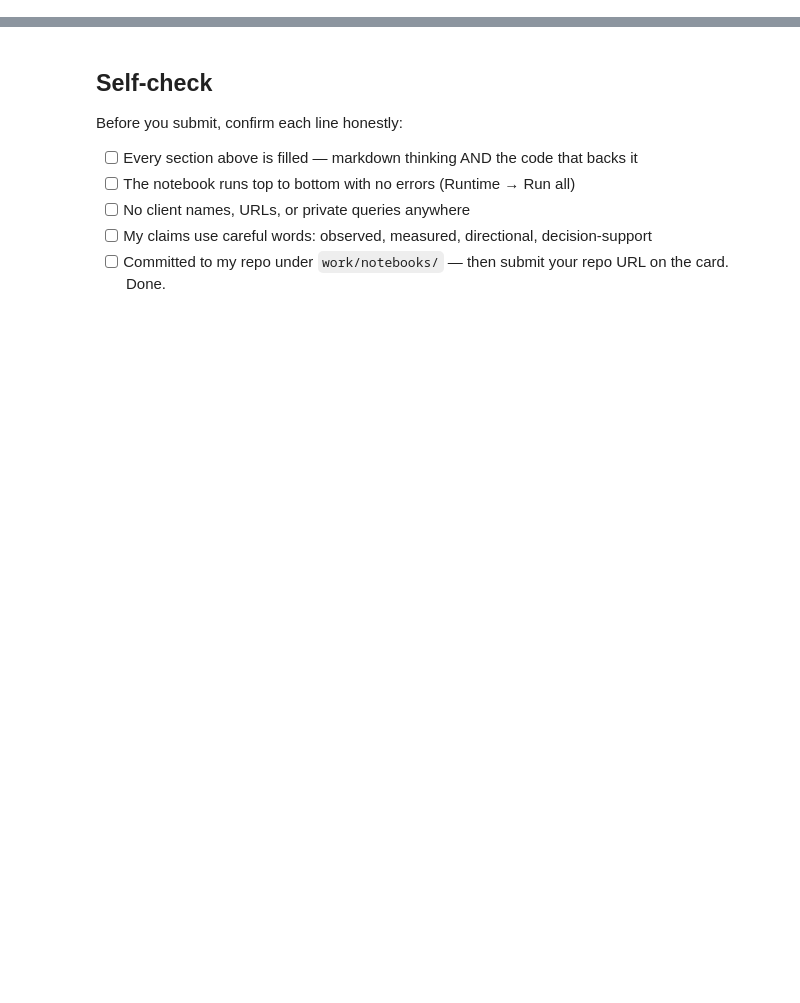
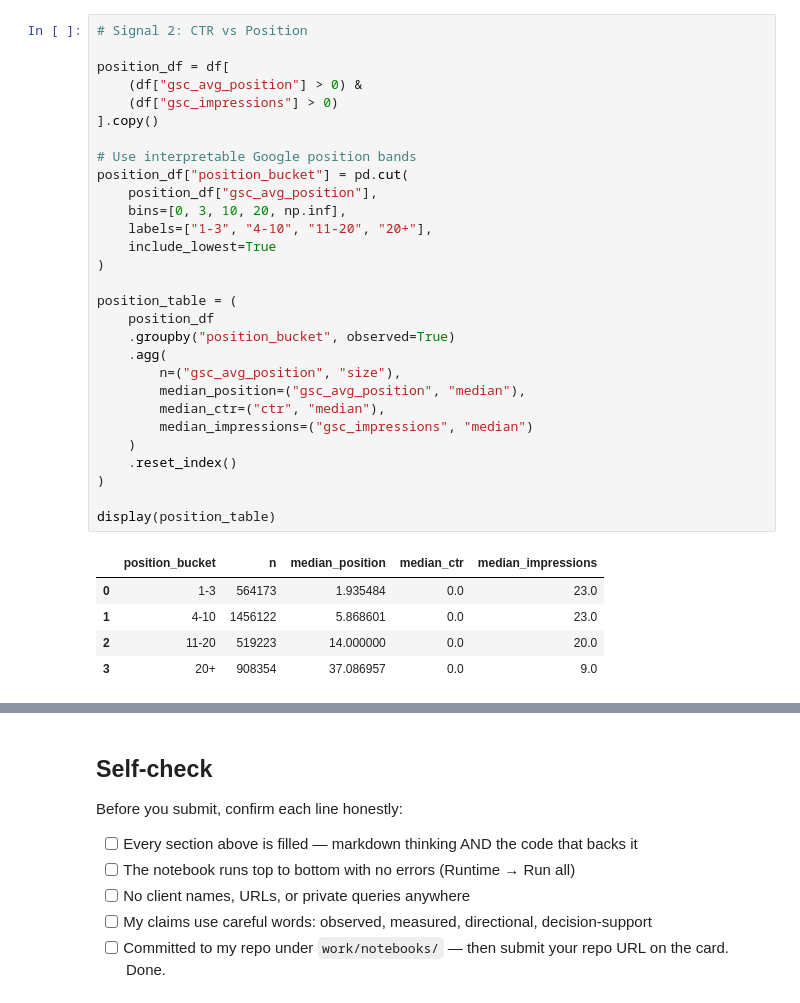
Before and after one commit to mohamedaamar744-ux/flyrank-ml-internship, a Jupyter notebook: work/notebooks/w04_baseline_score.ipynb, the cells around one changed output, grey strips where cells are left out. Drawn from its saved outputs; the diff is of its cells as text; blank space fills up the shorter version.

```diff
--- a/work/notebooks/w04_baseline_score.ipynb
+++ b/work/notebooks/w04_baseline_score.ipynb
@@ -36,0 +136,35 @@ This skeleton is yours to fill. Work the sections **in order** — each one has
+# %%
+# Signal 2: CTR vs Position
+
+position_df = df[
+    (df["gsc_avg_position"] > 0) &
+    (df["gsc_impressions"] > 0)
+].copy()
+
+# Use interpretable Google position bands
+position_df["position_bucket"] = pd.cut(
+    position_df["gsc_avg_position"],
+    bins=[0, 3, 10, 20, np.inf],
+    labels=["1-3", "4-10", "11-20", "20+"],
+    include_lowest=True
+)
+
+position_table = (
+    position_df
+    .groupby("position_bucket", observed=True)
+    .agg(
+        n=("gsc_avg_position", "size"),
+        median_position=("gsc_avg_position", "median"),
+        median_ctr=("ctr", "median"),
+        median_impressions=("gsc_impressions", "median")
+    )
+    .reset_index()
+)
+
+display(position_table)
+# %% [output]
+|  | position_bucket | n | median_position | median_ctr | median_impressions |
+| 0 | 1-3 | 564173 | 1.935484 | 0.0 | 23.0 |
+| 1 | 4-10 | 1456122 | 5.868601 | 0.0 | 23.0 |
+| 2 | 11-20 | 519223 | 14.000000 | 0.0 | 20.0 |
+| 3 | 20+ | 908354 | 37.086957 | 0.0 | 9.0 |
```
Also changed, not shown: parts of 18 cells of this notebook.
